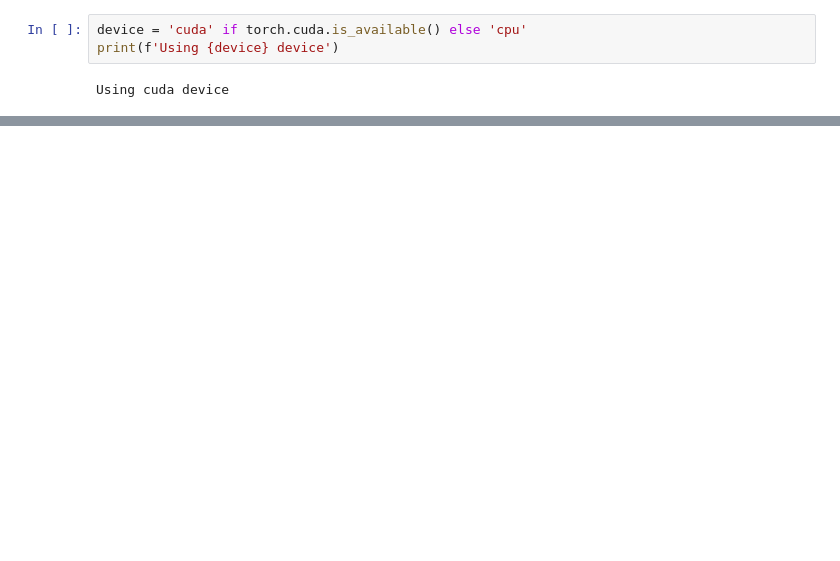
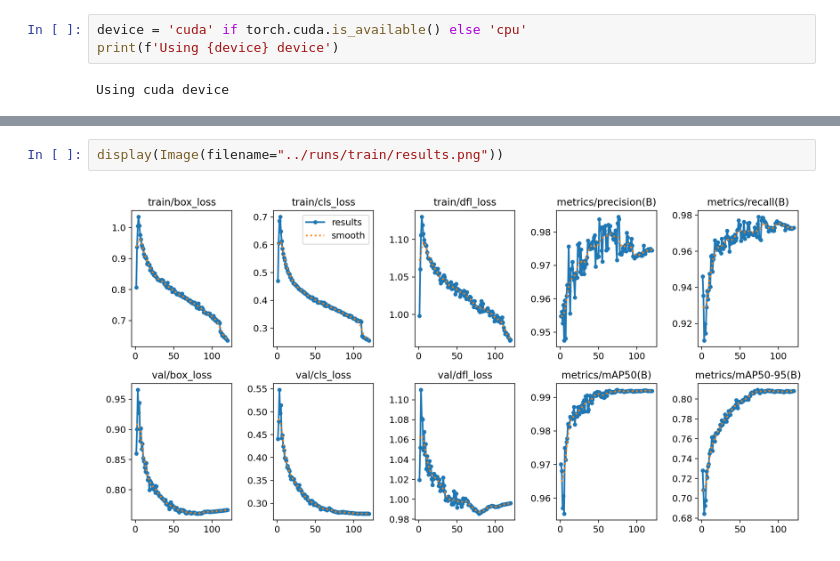
Before and after one commit to Tamerkobba/Seatbelt_detection, a Jupyter notebook: Models/build/Yolo.ipynb, the cells around one changed output, grey strips where cells are left out. Saved outputs shown, nothing was run; the diff lists cells and outputs as text; blank space fills up the shorter version.

```diff
--- a/Models/build/Yolo.ipynb
+++ b/Models/build/Yolo.ipynb
@@ -181,0 +110,4 @@ display(Image(filename="runs/detect/test/results.png"))
+# %%
+display(Image(filename="../runs/train/results.png"))
+# %% [output]
+[figure, added]
```
Also changed, not shown: parts of 44 cells of this notebook, 52 other files.
